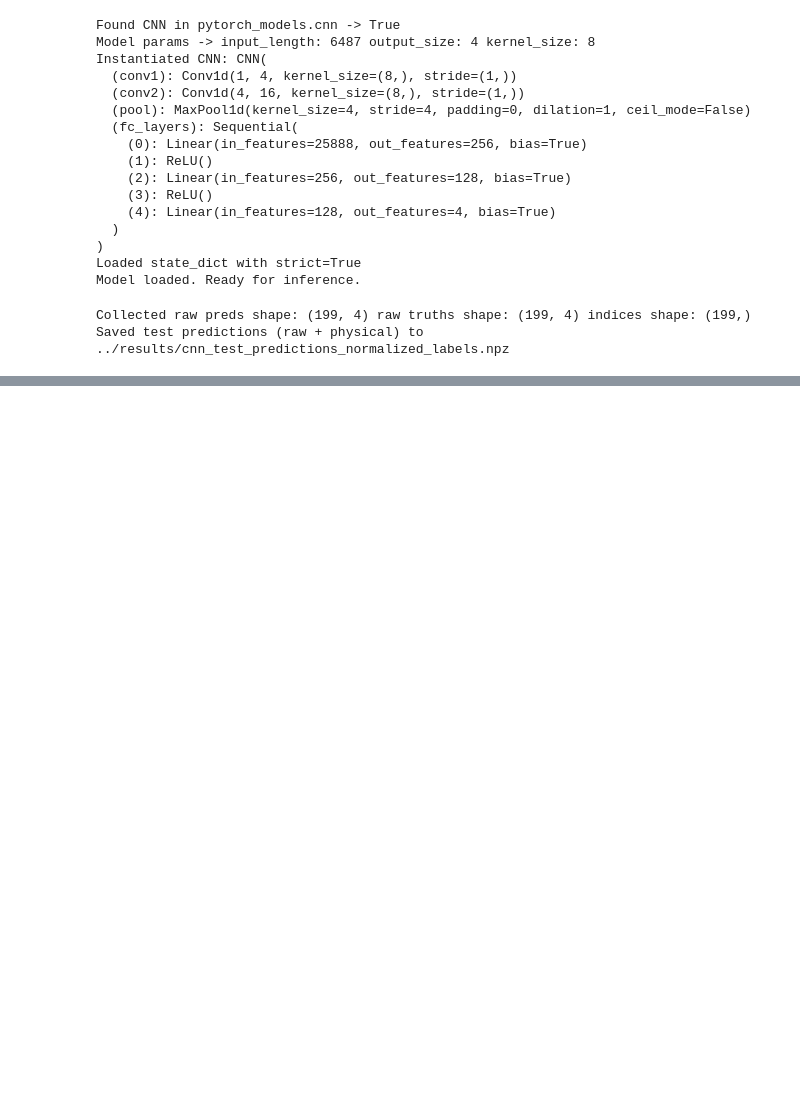
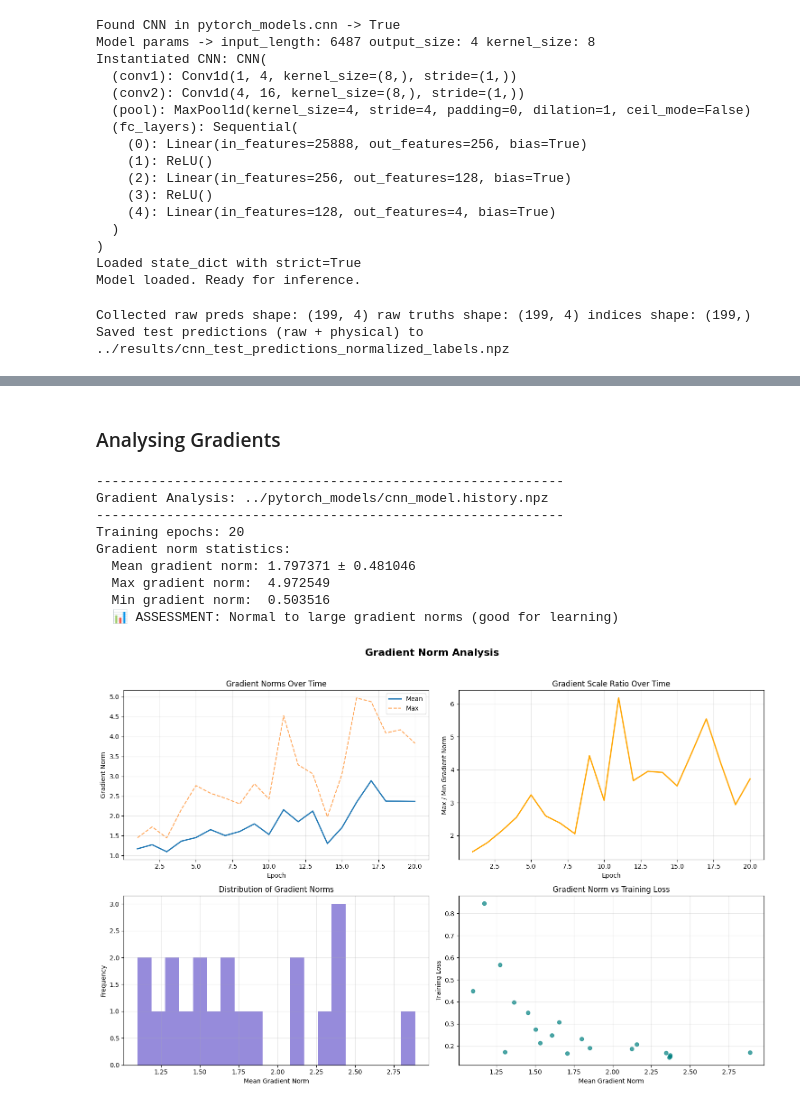
Before and after one commit to mkim0029/WEAVE_Pristine, a Jupyter notebook: results/evaluate_cnn_test_set.ipynb, the cells around one changed output, grey strips where cells are left out. Cells and saved outputs as stored; diff of their text form; code cells hidden in the pictures; blank space fills up the shorter version.

Commit message:
cnn train with 20 epochs

```diff
--- a/results/evaluate_cnn_test_set.ipynb
+++ b/results/evaluate_cnn_test_set.ipynb
@@ -641,0 +748,2 @@ plot_resid_violin_binned(label_keys=['teff','logg','feh','micro'],
+# %% [markdown]
+### Analysing Gradients
@@ -641,0 +878,13 @@ plot_resid_violin_binned(label_keys=['teff','logg','feh','micro'],
+# %%
+plot_gradient_analysis(HISTORY_PATH)
+# %% [output]
+------------------------------------------------------------
+Gradient Analysis: ../pytorch_models/cnn_model.history.npz
+------------------------------------------------------------
+Training epochs: 20
+Gradient norm statistics:
+  Mean gradient norm: 1.797371 ± 0.481046
+  Max gradient norm:  4.972549
+  Min gradient norm:  0.503516
+  📊 ASSESSMENT: Normal to large gradient norms (good for learning)
+[figure, added]
```
Also changed, not shown: parts of 8 cells of this notebook, 1 other file.
